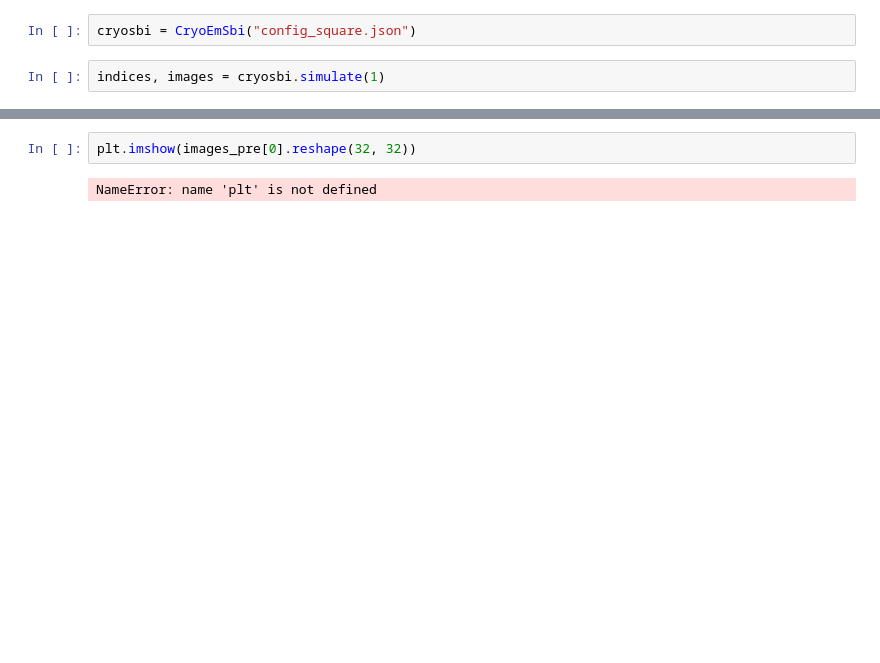
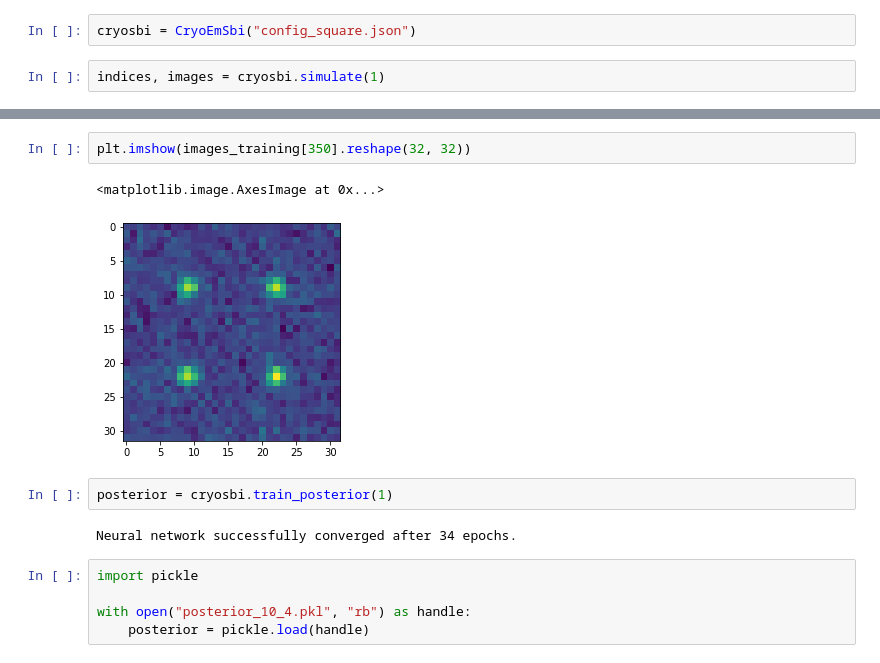
Before and after one commit to flatironinstitute/cryoSBI, a Jupyter notebook: tutorials/square/tutorial.ipynb, the cells around one changed output, grey strips where cells are left out. Drawn from its saved outputs; the diff is of its cells as text; blank space fills up the shorter version.

```diff
--- a/tutorials/square/tutorial.ipynb
+++ b/tutorials/square/tutorial.ipynb
@@ -10,4 +17,14 @@ ind_pre, images_pre = cryosbi.preprocess(indices, images)
 # %%
-plt.imshow(images_pre[0].reshape(32, 32))
+plt.imshow(images_training[350].reshape(32, 32))
 # %% [output]
-NameError: name 'plt' is not defined
+<matplotlib.image.AxesImage at 0x...>
+[figure, added]
+# %%
+posterior = cryosbi.train_posterior(1)
+# %% [output]
+Neural network successfully converged after 34 epochs.
+# %%
+import pickle
+
+with open("posterior_10_4.pkl", "rb") as handle:
+    posterior = pickle.load(handle)
```
Also changed, not shown: parts of 5 cells of this notebook.
